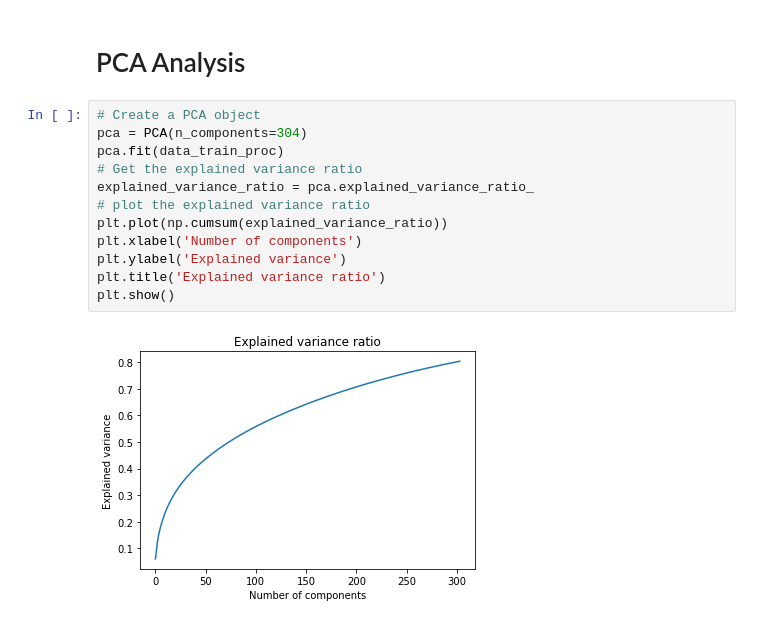
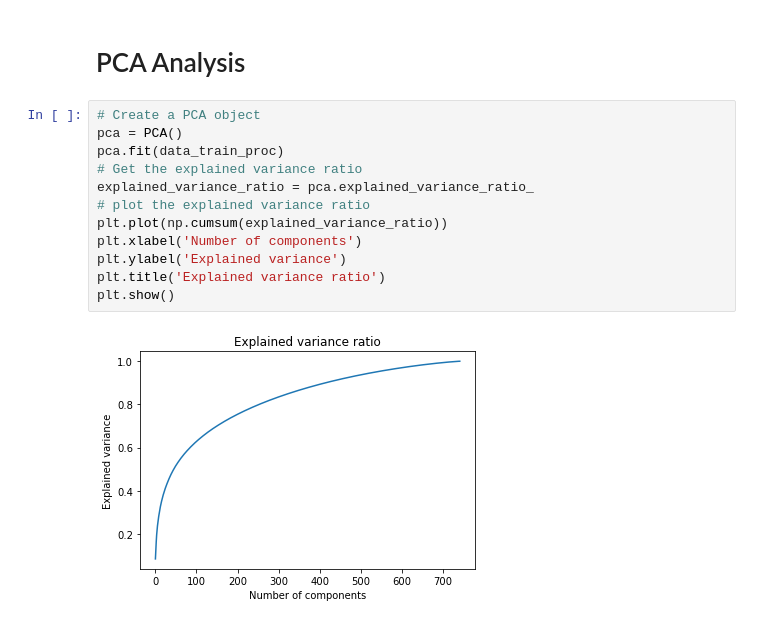
Before and after one commit to oskarboesch/ml-project-2-lol-ml, a Jupyter notebook: src/notebooks/data_exploration.ipynb, the cells around one changed output. Saved outputs shown, nothing was run; the diff lists cells and outputs as text.

```diff
--- a/src/notebooks/data_exploration.ipynb
+++ b/src/notebooks/data_exploration.ipynb
@@ -219,18 +214,18 @@ Series([], dtype: float64)
 # PCA Analysis
 # %%
 # Create a PCA object
-pca = PCA(n_components=304)
+pca = PCA()
 pca.fit(data_train_proc)
 # Get the explained variance ratio
 explained_variance_ratio = pca.explained_variance_ratio_
 # plot the explained variance ratio
 plt.plot(np.cumsum(explained_variance_ratio))
 plt.xlabel('Number of components')
 plt.ylabel('Explained variance')
 plt.title('Explained variance ratio')
 plt.show()
 # %% [output]
-[figure, old version]
+[figure, new version]
 # %%
 # Plot the main values of the 5 first componenets
 plt.figure(figsize=(20, 20))
```
Also changed, not shown: parts of 5 cells of this notebook, 8 other files.
